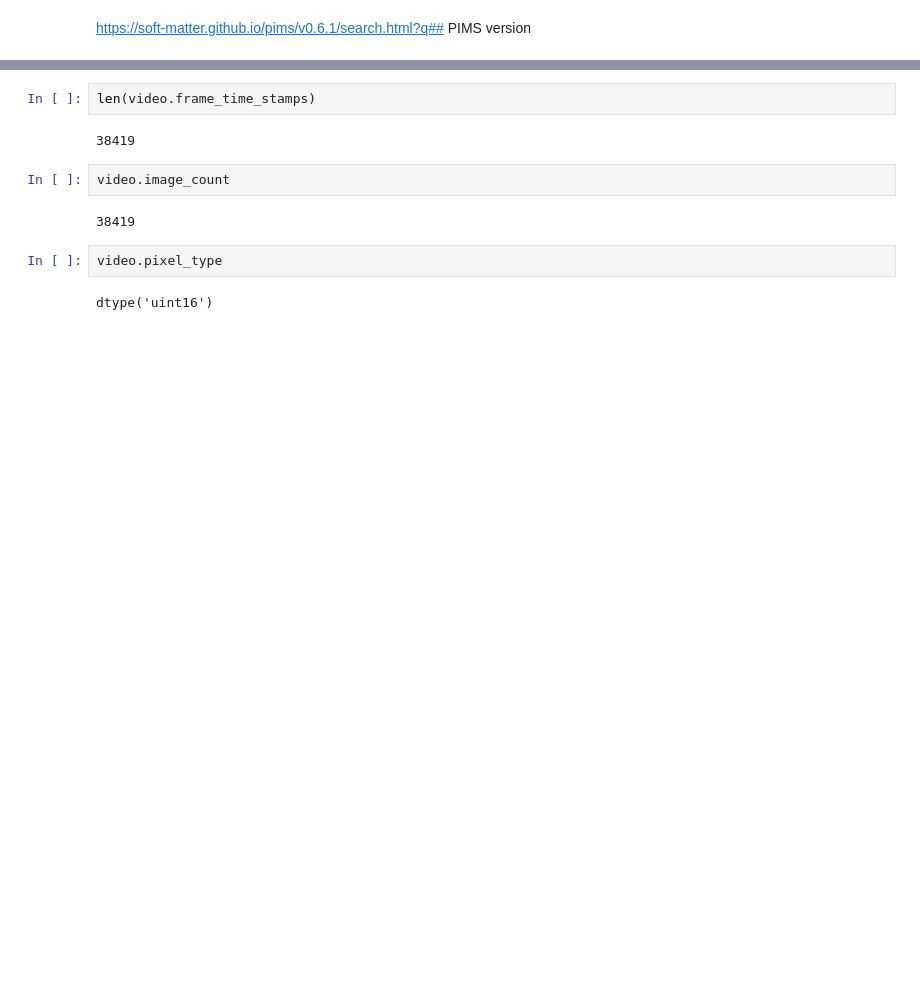
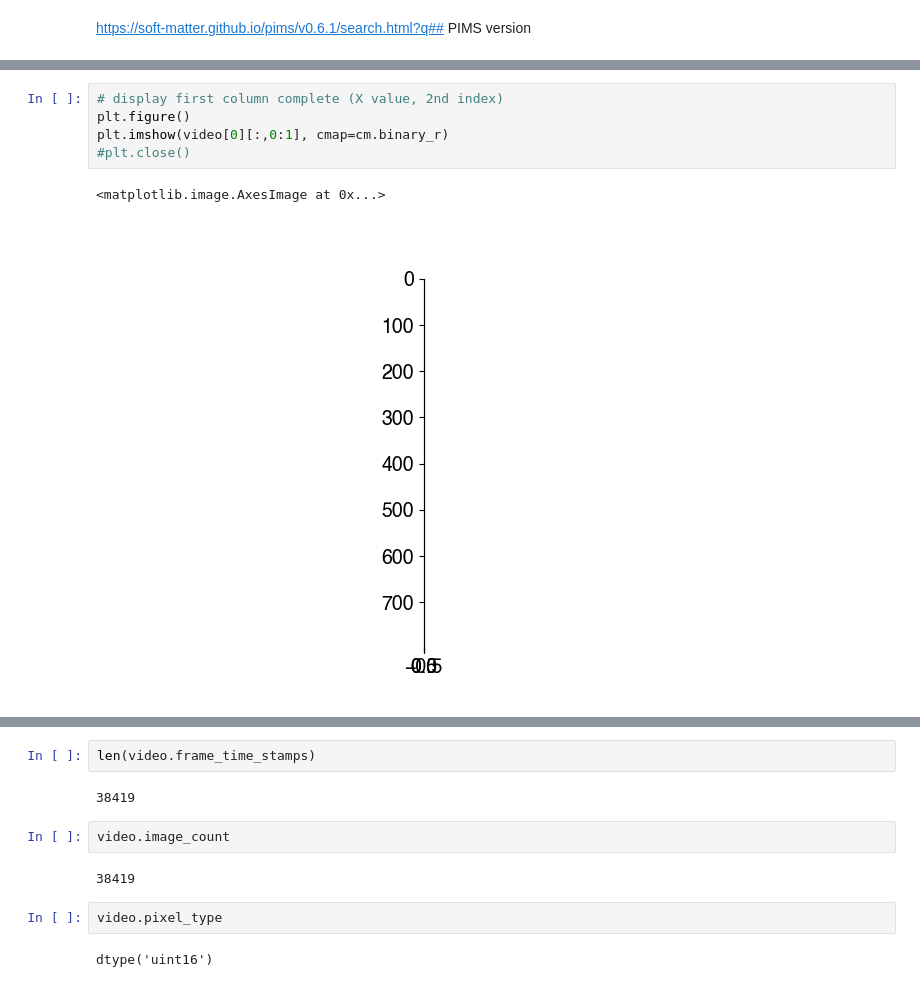
Before and after one commit to fvegar/brownian, a Jupyter notebook: brownian.ipynb, the cells around one changed output, grey strips where cells are left out. Drawn from its saved outputs; the diff is of its cells as text; blank space fills up the shorter version.

```diff
--- a/brownian.ipynb
+++ b/brownian.ipynb
@@ -92,0 +88,8 @@ plt.plot(t,',')
+# %%
+# display first column complete (X value, 2nd index)
+plt.figure()
+plt.imshow(video[0][:,0:1], cmap=cm.binary_r)
+#plt.close()
+# %% [output]
+<matplotlib.image.AxesImage at 0x...>
+[figure, added]
```
Also changed, not shown: parts of 58 cells of this notebook, 2 other files.
